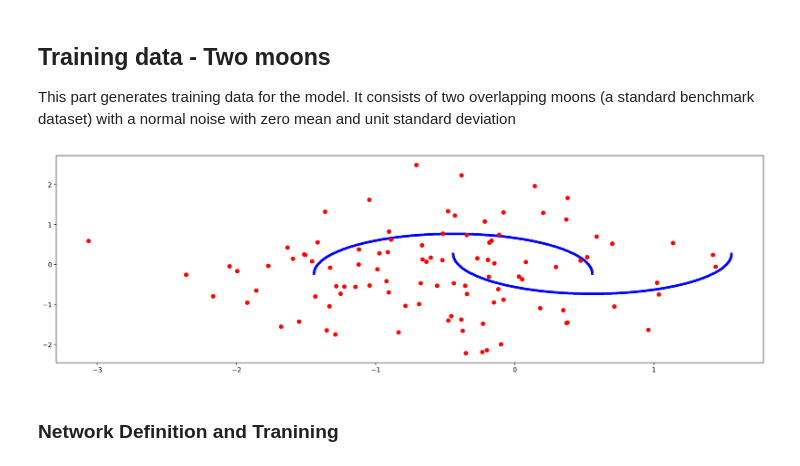
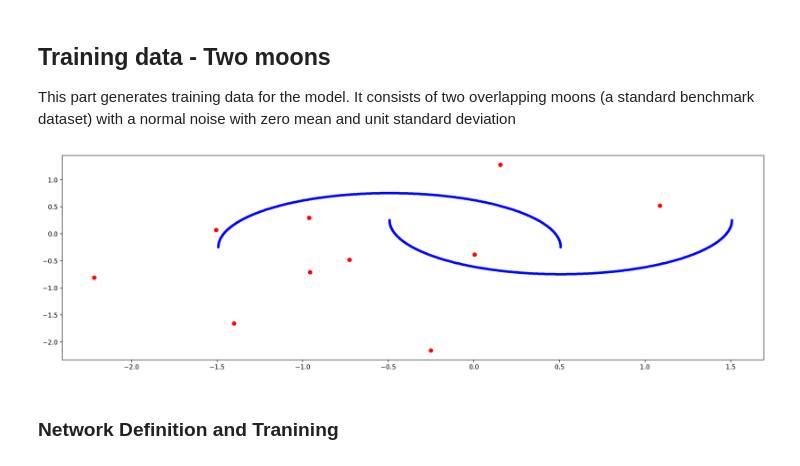
Before and after one commit to sulcantonin/ICFA-Beam-2022, a Jupyter notebook: ocl.ipynb, the cells around one changed output. Cells and saved outputs as stored; diff of their text form; code cells hidden in the pictures.

```diff
--- a/ocl.ipynb
+++ b/ocl.ipynb
@@ -98,26 +98,26 @@ This part generates training data for the model. It consists of two overlapping
 # %%
 np.random.seed(42)
 from sklearn.datasets import make_moons
 Xn = make_moons(n_samples=1000, noise=False, random_state=42)[0]
-Xa = np.random.randn(100,2)
+Xa = np.random.randn(10,2)
 X = np.concatenate((Xn,Xa))
 X -= X.mean(0)
 
 l = torch.cat((torch.ones(Xn.shape[0]), -torch.ones(Xa.shape[0])))
 
 plt.plot(X[l==1,0],X[l==1,1],'b.')
 plt.plot(X[l==-1,0],X[l==-1,1],'ro')
 # plt.title('Generated Samples')
 plt.show()
 
 Xn_test = make_moons(n_samples=5000, noise=False, random_state=42)[0]
 Xa_test = np.random.randn(5000,2)
 X_test = np.concatenate((Xn_test,Xa_test))
 X_test -= X_test.mean(0)
 
 l_test = torch.cat((torch.ones(Xn_test.shape[0]), -torch.ones(Xa_test.shape[0])))
 # %% [output]
-[figure, old version]
+[figure, new version]
 # %% [markdown]
 ### Network Definition and Tranining
 # %%
```
Also changed, not shown: parts of 2 cells of this notebook, 3 other files.
